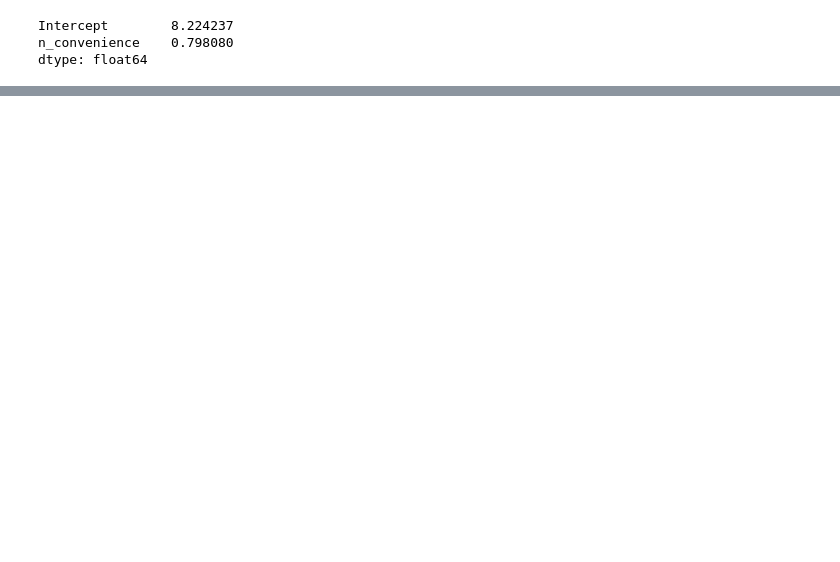
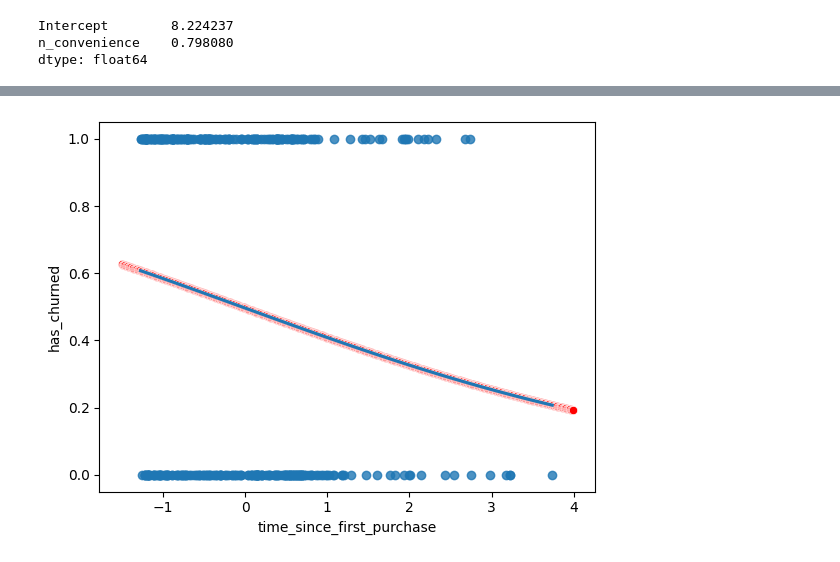
Before and after one commit to Rohanrathod7/my-ds-labs, a Jupyter notebook: 26_Introduction_to_Regression_with_statsmodels_in_Python/04_Simple_Logistic_Regression_Modeling.ipynb, the cells around one changed output, grey strips where cells are left out. Saved outputs shown, nothing was run; the diff lists cells and outputs as text; code cells hidden in the pictures; blank space fills up the shorter version.

```diff
--- a/26_Introduction_to_Regression_with_statsmodels_in_Python/04_Simple_Logistic_Regression_Modeling.ipynb
+++ b/26_Introduction_to_Regression_with_statsmodels_in_Python/04_Simple_Logistic_Regression_Modeling.ipynb
@@ -178,0 +119,8 @@ dtype: float64
+# %%
+# Import logit
+from statsmodels.formula.api import logit
+
+# Fit a logistic regression of churn vs. length of relationship using the churn dataset
+mdl_churn_vs_relationship = logit("has_churned ~ time_since_first_purchase", data=churn).fit()
+
+print(mdl_churn_vs_relationship.params)
@@ -178,0 +142,29 @@ dtype: float64
+# %%
+# Create explanatory_data
+explanatory_data = pd.DataFrame({
+    "time_since_first_purchase": np.arange(-1.5, 4, 0.01)
+})
+
+# Create prediction_data
+prediction_data = explanatory_data.assign(
+    has_churned = mdl_churn_vs_relationship.predict(explanatory_data)
+)
+
+fig = plt.figure()
+
+# Create a scatter plot with logistic trend line
+sns.regplot(x="time_since_first_purchase",
+            y="has_churned",
+            data=churn,
+            ci=None,
+            logistic=True)
+
+# Overlay with prediction_data, colored red
+sns.scatterplot(x="time_since_first_purchase",
+                y="has_churned",
+                data=prediction_data,
+                color="red")
+
+plt.show()
+# %% [output]
+[figure, added]
```
Also changed, not shown: parts of 31 cells of this notebook.
